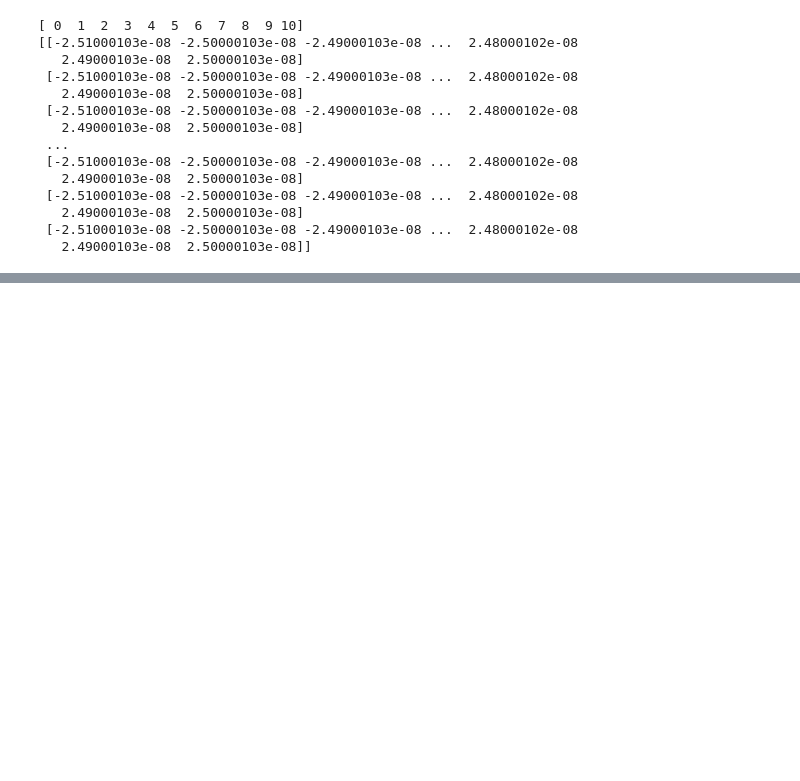
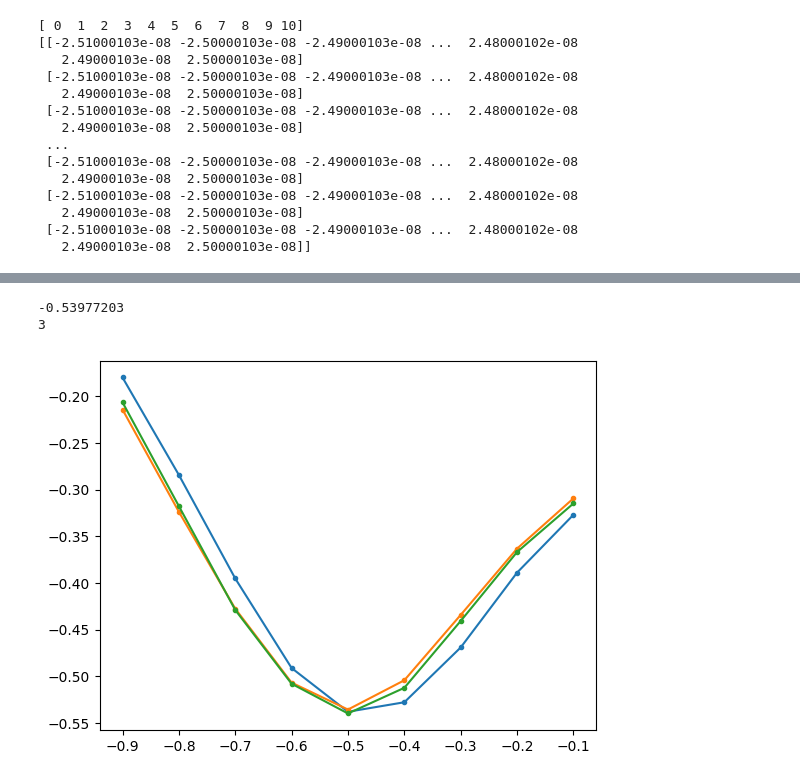
Before and after one commit to leonardolanteri/ETL_TestingDAQ, a Jupyter notebook: notebooks/mcp_manual_fitter_2.ipynb, the cells around one changed output, grey strips where cells are left out. Saved outputs shown, nothing was run; the diff lists cells and outputs as text; code cells hidden in the pictures; blank space fills up the shorter version.

```diff
--- a/notebooks/mcp_manual_fitter_2.ipynb
+++ b/notebooks/mcp_manual_fitter_2.ipynb
@@ -432,0 +401,20 @@ for i in range(len(seconds)):
+# %%
+mcp_data = lecroy.LecroyReader("/home/users/hswanson13/ETL_TestingDAQ/unit_test/input_data/run_5100/C2--Trace5100.trc")
+
+ts = mcp.MCPSignalScaler._center_array(mcp_data.x*1e9)
+
+big_signals = (np.min(mcp_data.y, axis=1) > -0.54) & (np.min(mcp_data.y, axis=1) < -0.53)
+
+print(np.min(mcp_data.y[big_signals]))
+print(len(mcp_data.y[big_signals]))
+for big_t, big_v in zip(ts[big_signals], mcp_data.y[big_signals]):
+    mask = (big_t < -0.1)  & (big_t > -1)
+    plt.plot(big_t[mask], big_v[mask], marker='.')
+
+
+# y_data = np.where(np.min(mcp_data.y, axis=1)[:,np.newaxis] > -0.54, mcp_data.y, np.NaN)
+# print(y_data[295])
+# %% [output]
+-0.53977203
+3
+[figure, added]
```
Also changed, not shown: parts of 6 cells of this notebook, 1 other file.
